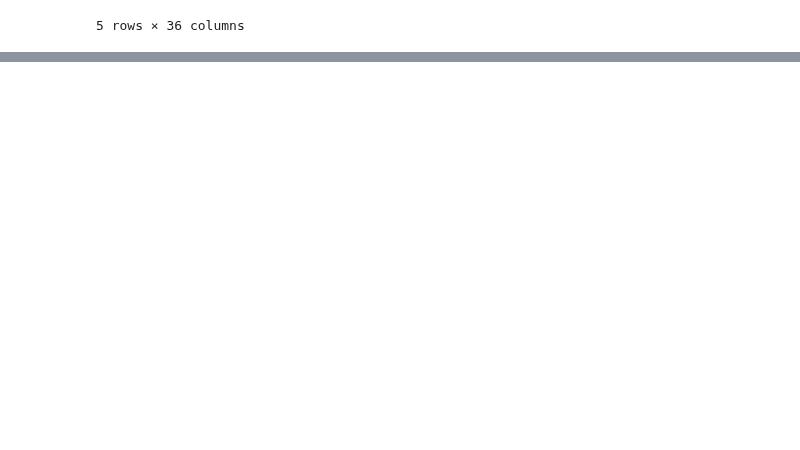
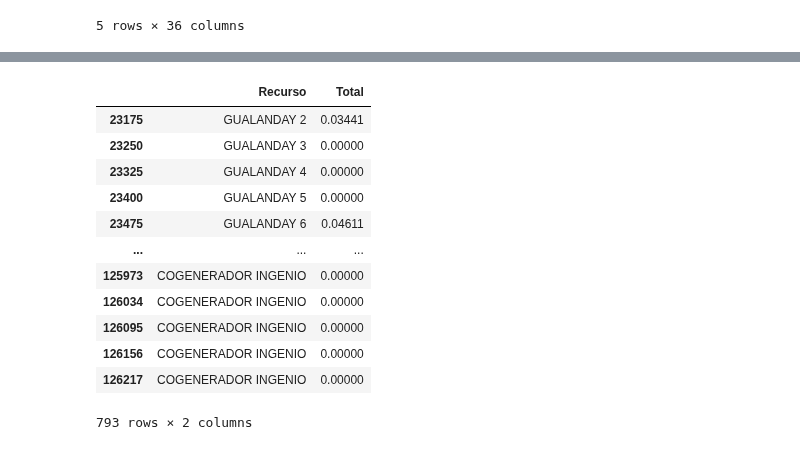
Before and after one commit to Mateoferrnandez/Projects, a Jupyter notebook: Personal Projects/Generacion electrica en Colombia/Dtacleaning.ipynb, the cells around one changed output, grey strips where cells are left out. Saved outputs shown, nothing was run; the diff lists cells and outputs as text; code cells hidden in the pictures; blank space fills up the shorter version.

```diff
--- a/Personal Projects/Generacion electrica en Colombia/Dtacleaning.ipynb
+++ b/Personal Projects/Generacion electrica en Colombia/Dtacleaning.ipynb
@@ -353,3 +416,20 @@ union.head()
+# %%
+faltantes= union[union["Tipo Generacion"].isna()]
+faltantes[["Recurso","Total"]]
+# %% [output]
+|  | Recurso | Total |
+| 23175 | GUALANDAY 2 | 0.03441 |
+| 23250 | GUALANDAY 3 | 0.00000 |
+| 23325 | GUALANDAY 4 | 0.00000 |
+| 23400 | GUALANDAY 5 | 0.00000 |
+| 23475 | GUALANDAY 6 | 0.04611 |
+| ... | ... | ... |
+| 125973 | COGENERADOR INGENIO | 0.00000 |
+| 126034 | COGENERADOR INGENIO | 0.00000 |
+| 126095 | COGENERADOR INGENIO | 0.00000 |
+| 126156 | COGENERADOR INGENIO | 0.00000 |
+| 126217 | COGENERADOR INGENIO | 0.00000 |
+793 rows × 2 columns
 # %%
 grouped=union.groupby([pd.Grouper(key='Fecha', freq='Y'),"Tipo Generacion"])
 result = grouped.sum(numeric_only=True)
```
Also changed, not shown: parts of 21 cells of this notebook, 13 other files.
